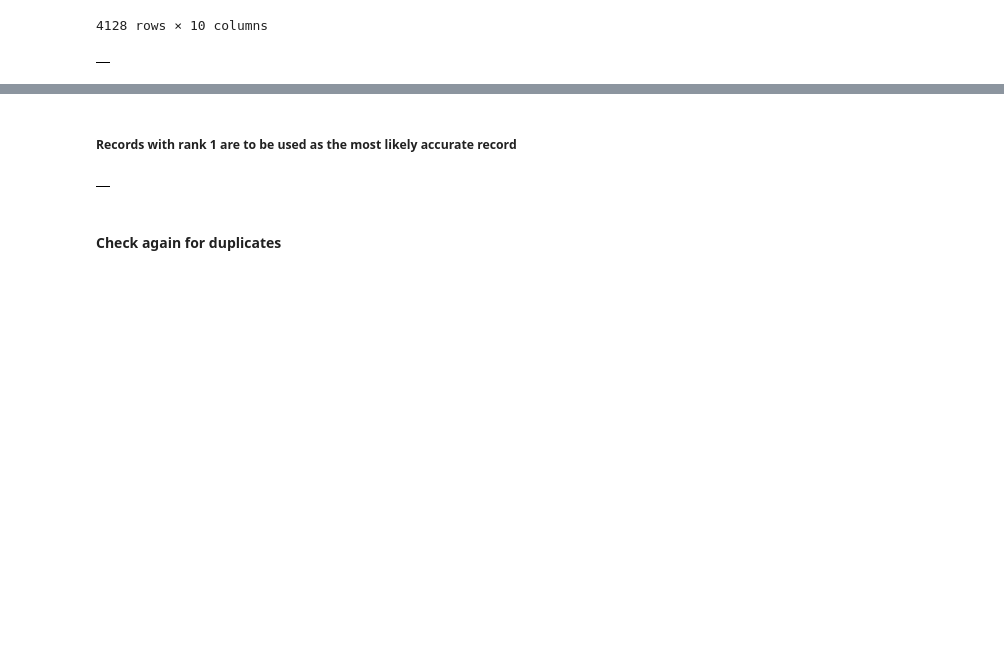
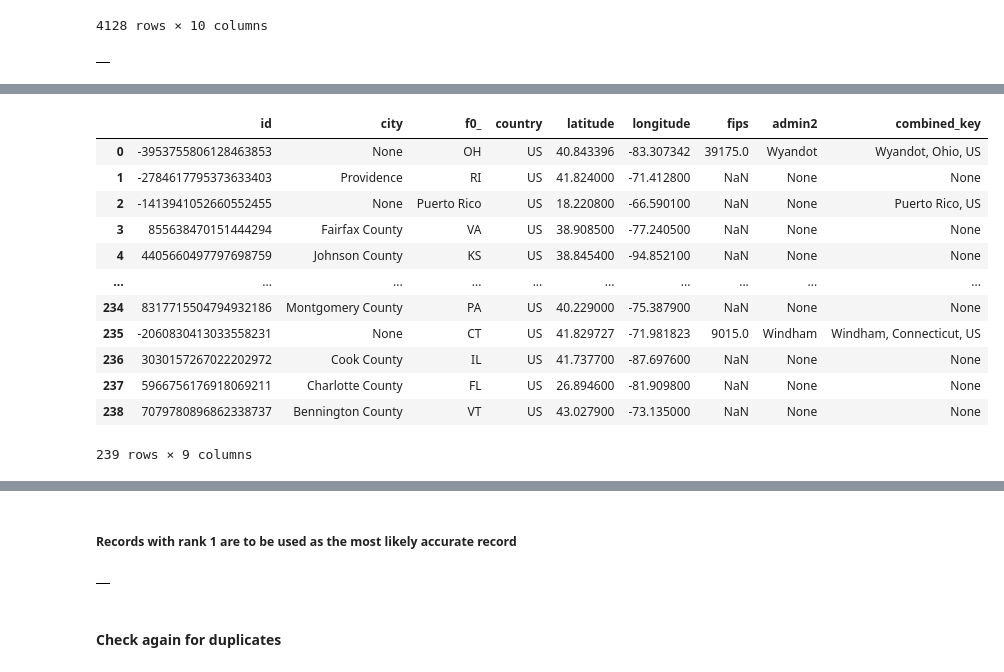
Before and after one commit to cs327e-spring2020/stacy_gomez, a Jupyter notebook: extra_cred/covid_19_modeled.ipynb, the cells around one changed output, grey strips where cells are left out. Cells and saved outputs as stored; diff of their text form; code cells hidden in the pictures; blank space fills up the shorter version.

```diff
--- a/extra_cred/covid_19_modeled.ipynb
+++ b/extra_cred/covid_19_modeled.ipynb
@@ -504,0 +525,61 @@ where rank = 1
+# %%
+%%bigquery
+select id, city, case when state='Louisiana' then 'LA'
+    when state='Wisconsin' then 'WI'
+    when state='Maine' then 'ME'
+    when state='Nebraska' then 'NE'
+    when state='Virginia' then 'VA'
+    when state='Pennsylvania' then 'PA'
+    when state='South Carolina' then 'SC'
+    when state='California' then 'CA'
+    when state='Arizona' then 'AZ'
+    when state='Colorado' then 'CO'
+    when state='Georgia' then 'GA'
+    when state='New York' then 'NY'
+    when state='Mississippi' then 'MS'
+    when state='New Jersey' then 'NJ'
+    when state='Tennessee' then 'TN'
+    when state='Iowa' then 'IA'
+    when state='Missouri' then 'MO'
+    when state='Washington' then 'WA'
+    when state='North Carolina' then 'NC'
+    when state='Texas' then 'TX'
+    when state='Michigan' then 'MI'
+    when state='Indiana' then 'IN'
+    when state='Connecticut' then 'CT'
+    when state='Vermont' then 'VT'
+    when state='Alabama' then 'AL'
+    when state='Ohio' then 'OH'
+    when state='West Virginia' then 'WV'
+    when state='Oregon' then 'OR'
+    when state='South Dakota' then 'SD'
+    when state='Illinois' then 'IL'
+    when state='Kentucky' then 'KY'
+    when state='Oklahoma' then 'OK'
+    when state='Maryland' then 'MD'
+    when state='Massachusetts' then 'MA'
+    when state='Kansas' then 'KS'
+    when state='Hawaii' then 'HI'
+    when state='Delaware' then 'DE'
+    when state='New Hampshire' then 'NH'
+    when state='Idaho' then 'ID'
+    when state='Florida' then 'FL'
+    when state='Rhode Island' then 'RI'
+    when state='Nevada' then 'NV'
+    else state end
+, country, latitude, longitude, fips, admin2, combined_key
+from covid_19_modeled.location_SQL_5
+# %% [output]
+|  | id | city | f0_ | country | latitude | longitude | fips | admin2 | combined_key |
+| 0 | -3953755806128463853 | None | OH | US | 40.843396 | -83.307342 | 39175.0 | Wyandot | Wyandot, Ohio, US |
+| 1 | -2784617795373633403 | Providence | RI | US | 41.824000 | -71.412800 | NaN | None | None |
+| 2 | -1413941052660552455 | None | Puerto Rico | US | 18.220800 | -66.590100 | NaN | None | Puerto Rico, US |
+| 3 | 855638470151444294 | Fairfax County | VA | US | 38.908500 | -77.240500 | NaN | None | None |
+| 4 | 4405660497797698759 | Johnson County | KS | US | 38.845400 | -94.852100 | NaN | None | None |
+| ... | ... | ... | ... | ... | ... | ... | ... | ... | ... |
+| 234 | 8317715504794932186 | Montgomery County | PA | US | 40.229000 | -75.387900 | NaN | None | None |
+| 235 | -2060830413033558231 | None | CT | US | 41.829727 | -71.981823 | 9015.0 | Windham | Windham, Connecticut, US |
+| 236 | 3030157267022202972 | Cook County | IL | US | 41.737700 | -87.697600 | NaN | None | None |
+| 237 | 5966756176918069211 | Charlotte County | FL | US | 26.894600 | -81.909800 | NaN | None | None |
+| 238 | 7079780896862338737 | Bennington County | VT | US | 43.027900 | -73.135000 | NaN | None | None |
+239 rows × 9 columns
```
Also changed, not shown: parts of 8 cells of this notebook, 1 other file.
